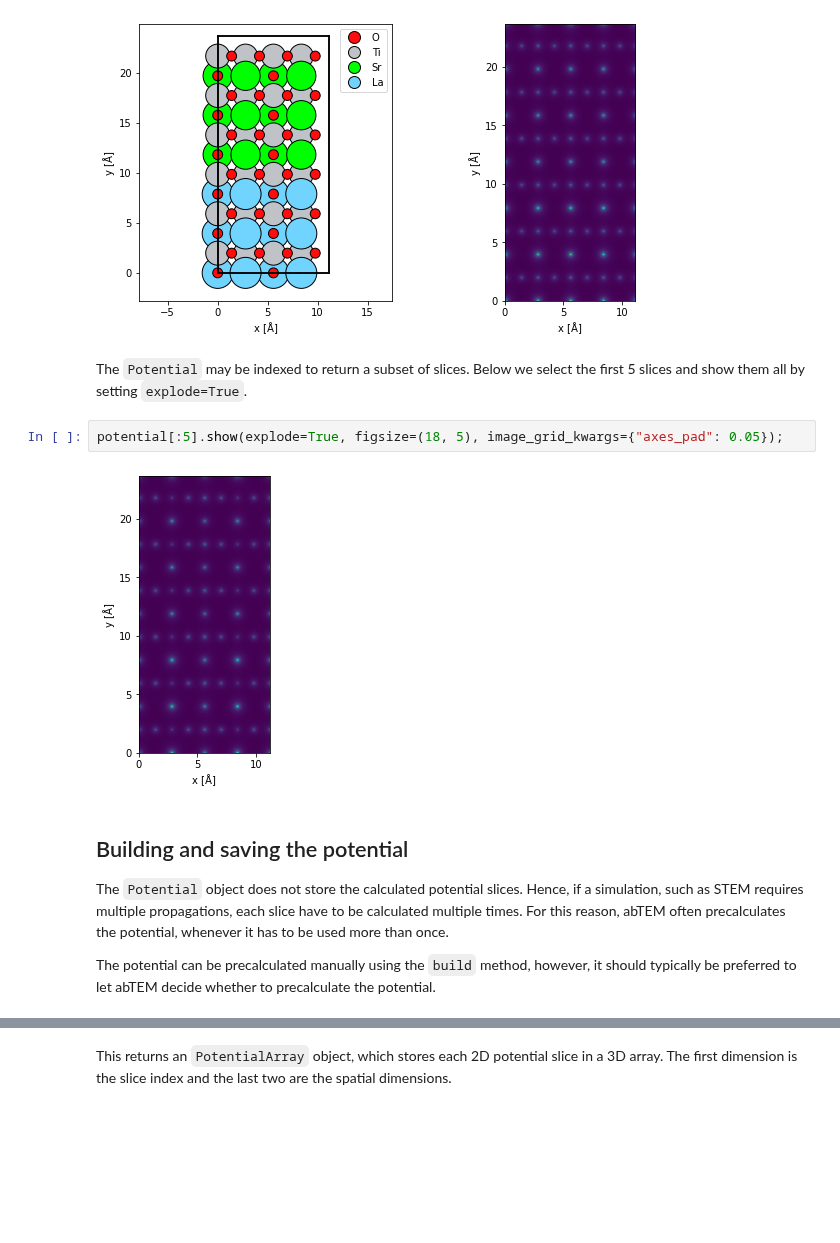
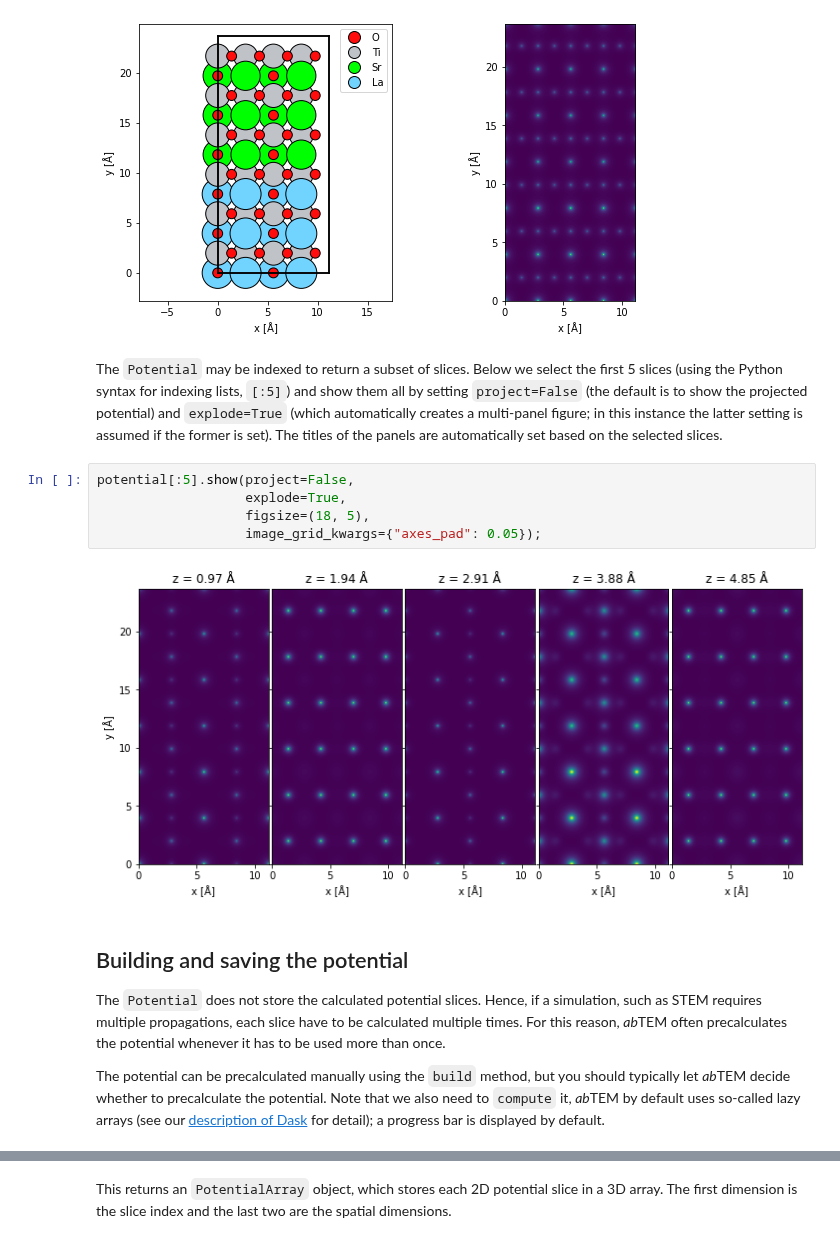
Before and after one commit to abTEM/doc, a Jupyter notebook: docs/user_guide/walkthrough/potentials.ipynb, the cells around one changed output, grey strips where cells are left out. Drawn from its saved outputs; the diff is of its cells as text; blank space fills up the shorter version.

```diff
--- a/docs/user_guide/walkthrough/potentials.ipynb
+++ b/docs/user_guide/walkthrough/potentials.ipynb
@@ -80,16 +80,19 @@ potential[:].show(ax=ax2);
 # %% [output]
 [figure]
 # %% [markdown]
-The `Potential` may be indexed to return a subset of slices. Below we select the first 5 slices and show them all by setting `explode=True`.
+The `Potential` may be indexed to return a subset of slices. Below we select the first 5 slices (using the Python syntax for indexing lists, `[:5]`) and show them all by setting `project=False` (the default is to show the projected potential) and `explode=True` (which automatically creates a multi-panel figure; in this instance the latter setting is assumed if the former is set). The titles of the panels are automatically set based on the selected slices.
 # %%
-potential[:5].show(explode=True, figsize=(18, 5), image_grid_kwargs={"axes_pad": 0.05});
+potential[:5].show(project=False,
+                   explode=True,
+                   figsize=(18, 5),
+                   image_grid_kwargs={"axes_pad": 0.05});
 # %% [output]
-[figure, old version]
+[figure, new version]
 # %% [markdown]
 ## Building and saving the potential
-The `Potential` object does not store the calculated potential slices. Hence, if a simulation, such as STEM requires multiple propagations, each slice have to be calculated multiple times. For this reason, abTEM often precalculates the potential, whenever it has to be used more than once.
+The `Potential` does not store the calculated potential slices. Hence, if a simulation, such as STEM requires multiple propagations, each slice have to be calculated multiple times. For this reason, *ab*TEM often precalculates the potential whenever it has to be used more than once.
 
-The potential can be precalculated manually using the `build` method, however, it should typically be preferred to let abTEM decide whether to precalculate the potential.
+The potential can be precalculated manually using the `build` method, but you should typically let *ab*TEM decide whether to precalculate the potential. Note that we also need to `compute` it, *ab*TEM by default uses so-called lazy arrays (see our [description of Dask](dask.ipynb) for detail); a progress bar is displayed by default.
 # %%
 potential_array = potential.build().compute()
 # %% [output]
```
Also changed, not shown: parts of 14 cells of this notebook, 1 other file.
